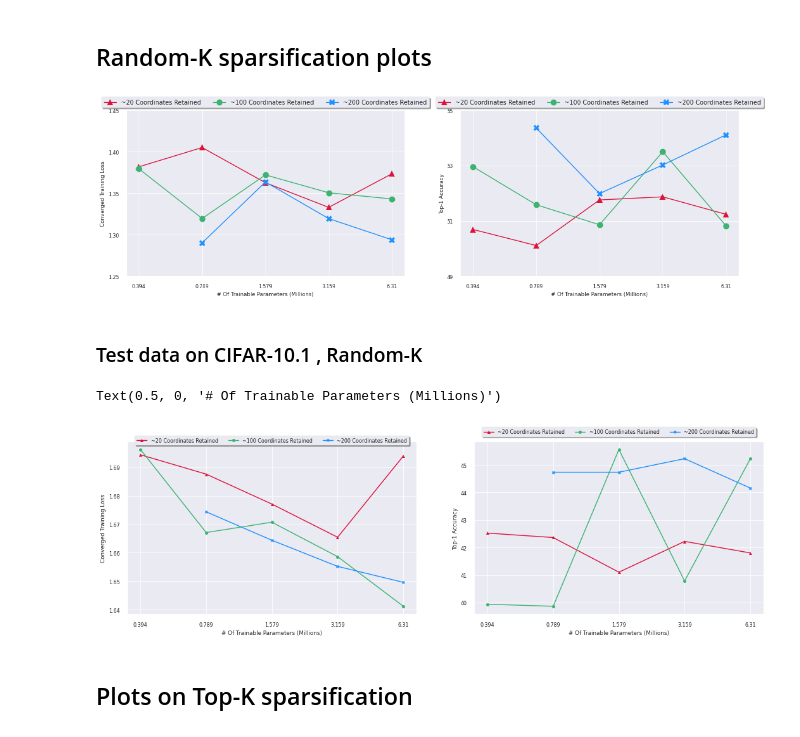
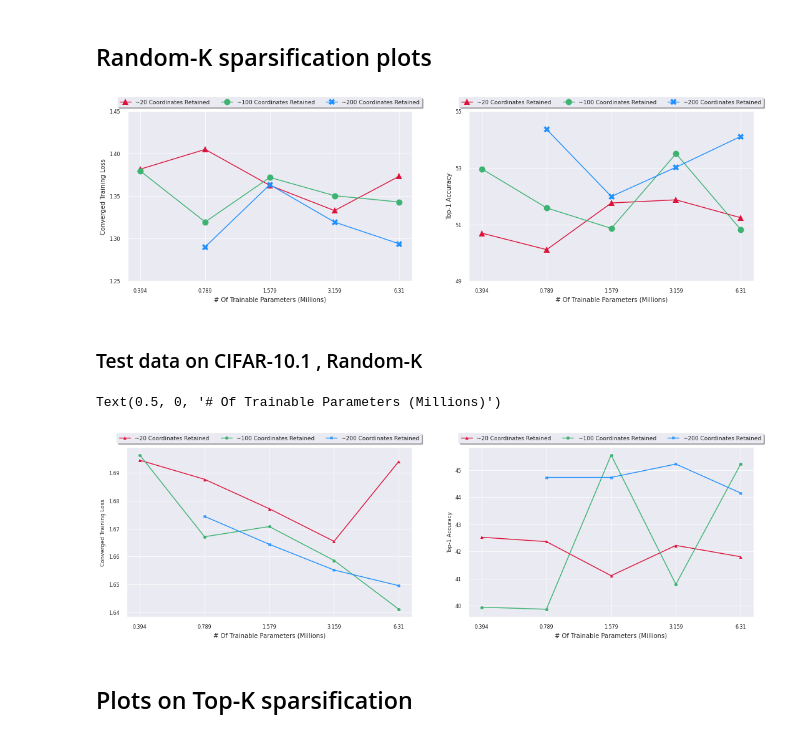
Before and after one commit to arjunarao619/Decent_Opt, a Jupyter notebook: Sparsification_Experiments.ipynb, the cells around one changed output. Cells and saved outputs as stored; diff of their text form; code cells hidden in the pictures.

```diff
--- a/Sparsification_Experiments.ipynb
+++ b/Sparsification_Experiments.ipynb
@@ -478,41 +478,41 @@ ax[0].plot(x,final_loss_95,color='mediumseagreen',markevery=True, marker = 'o',m
 
 
 ax[0].plot(x2,final_loss_90,color='dodgerblue',markevery=True, marker = 'X',markersize=10, label='~200 Coordinates Retained' )
 
 
-ax[0].legend(loc='upper center', prop={'size': 10}, bbox_to_anchor=(0.5, 1.1),
+ax[0].legend(loc='upper center', prop={'size': 9}, bbox_to_anchor=(0.5, 1.1),
           ncol=3, fancybox=True, shadow=True)
-ax[0].set_ylabel('Converged Training Loss')
-ax[0].set_xlabel('# Of Trainable Parameters (Millions)')
+ax[0].set_ylabel('Converged Training Loss',fontsize=10)
+ax[0].set_xlabel('# Of Trainable Parameters (Millions)',fontsize=10)
 ax[0].yaxis.set_ticks([1.25,1.30,1.35,1.40,1.45])
 
 ax[1].plot(x, final_acc_99,color='crimson', markevery=True, marker = '^',markersize=10, label = '~20 Coordinates Retained')
 
 
 
 ax[1].plot(x,final_acc_95,color='mediumseagreen',markevery=True, marker = 'o',markersize=10,label='~100 Coordinates Retained' )
 
 
 ax[1].plot(x2,final_acc_90,color='dodgerblue',markevery=True, marker = 'X',markersize=10,label='~200 Coordinates Retained' )
 
 
-ax[1].legend(loc='upper center',prop={'size': 10}, bbox_to_anchor=(0.5, 1.1),
+ax[1].legend(loc='upper center',prop={'size': 9}, bbox_to_anchor=(0.5, 1.1),
           ncol=3, fancybox=True, shadow=True)
-ax[1].set_ylabel('Top-1 Accuracy')
-ax[1].set_xlabel('# Of Trainable Parameters (Millions)')
+ax[1].set_ylabel('Top-1 Accuracy',fontsize=10)
+ax[1].set_xlabel('# Of Trainable Parameters (Millions)',fontsize=10)
 ax[1].yaxis.set_ticks([49,51,53,55])
 
 
 if(testing is True):
     ax[0].plot(x, test_loss_99_1,'--',color='crimson', markevery=True, marker = '^',markersize=5,label = '~20 Coordinates Retained')
     ax[0].plot(x, test_loss_95_1,'--',color='mediumseagreen', markevery=True, marker = 'o',markersize=5,label = '~100 Coordinates Retained')
     ax[0].plot(x2, test_loss_90_1,'--',color='dodgerblue', markevery=True, marker = 'X',markersize=5,label = '~200 Coordinates Retained')
     ax[1].plot(x, test_accs_99_1,'--',color='crimson', markevery=True, marker = '^',markersize=5,label = '~20 Coordinates Retained')
     ax[1].plot(x, test_accs_95_1,'--',color='mediumseagreen', markevery=True, marker = 'o',markersize=5,label = '~100 Coordinates Retained')
     ax[1].plot(x2, test_accs_90_1,'--',color='dodgerblue', markevery=True, marker = 'X',markersize=5,label = '~200 Coordinates Retained')
-plt.savefig('fig1.pdf')
+plt.savefig('randomk-fig1.pdf')
 # %% [output]
-[figure, old version]
+[figure, new version]
 # %% [markdown]
 ### Test data on CIFAR-10.1 , Random-K
 # %%
@@ -540,21 +540,21 @@ ax[0].plot(x2, test_loss_90_1,'-',color='dodgerblue', markevery=True, marker = '
 ax[1].plot(x, test_accs_99_1,'-',color='crimson', markevery=True, marker = '^',markersize=5,label = '~20 Coordinates Retained')
 ax[1].plot(x, test_accs_95_1,'-',color='mediumseagreen', markevery=True, marker = 'o',markersize=5,label = '~100 Coordinates Retained')
 ax[1].plot(x2, test_accs_90_1,'-',color='dodgerblue', markevery=True, marker = 'X',markersize=5,label = '~200 Coordinates Retained')
-ax[1].legend(loc='upper center',prop={'size': 8}, bbox_to_anchor=(0.5, 1.1),
+ax[1].legend(loc='upper center',prop={'size': 9}, bbox_to_anchor=(0.5, 1.1),
           ncol=3, fancybox=True, shadow=True)
 
-ax[0].legend(loc='upper center', prop={'size': 8}, bbox_to_anchor=(0.5, 1.05),
+ax[0].legend(loc='upper center', prop={'size': 9}, bbox_to_anchor=(0.5, 1.1),
           ncol=3, fancybox=True, shadow=True)
 
 ax[1].set_ylabel('Top-1 Accuracy')
-ax[1].set_xlabel('# Of Trainable Parameters (Millions)')
+ax[1].set_xlabel('# Of Trainable Parameters (Millions)',fontsize=10)
 #ax[1].yaxis.set_ticks([53,54,55,56,57,58,59,60,61,62])
 ax[0].set_ylabel('Converged Training Loss')
-ax[0].set_xlabel('# Of Trainable Parameters (Millions)')
+ax[0].set_xlabel('# Of Trainable Parameters (Millions)',fontsize=10)
 #ax[0].yaxis.set_ticks([1.10,1.12,1.14,1.16,1.18,1.20,1.22,1.24,1.26,1.28,1.30,1.32,1.34])
 # %% [output]
 Text(0.5, 0, '# Of Trainable Parameters (Millions)')
-[figure, old version]
+[figure, new version]
 # %% [markdown]
 ## Plots on Top-K sparsification
 # %%
```
Also changed, not shown: parts of 2 cells of this notebook.
